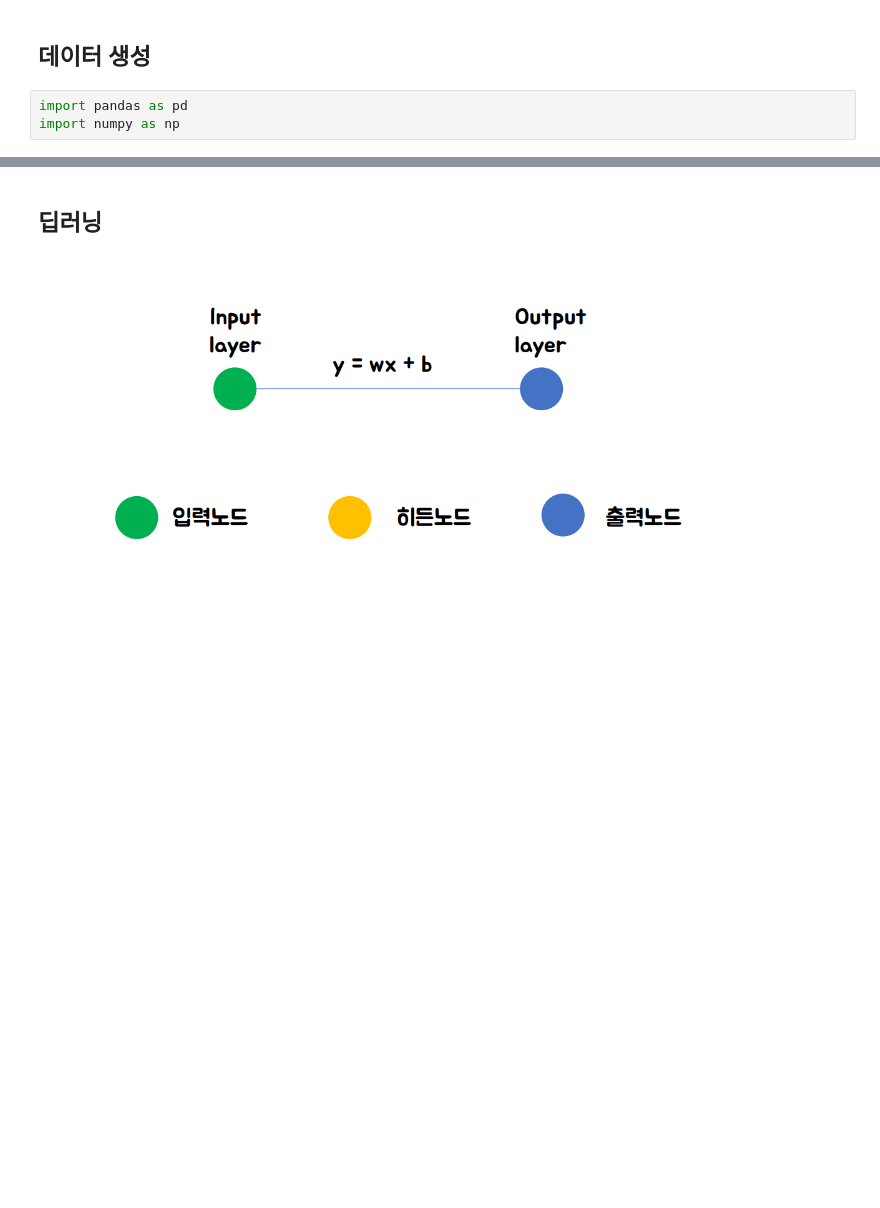
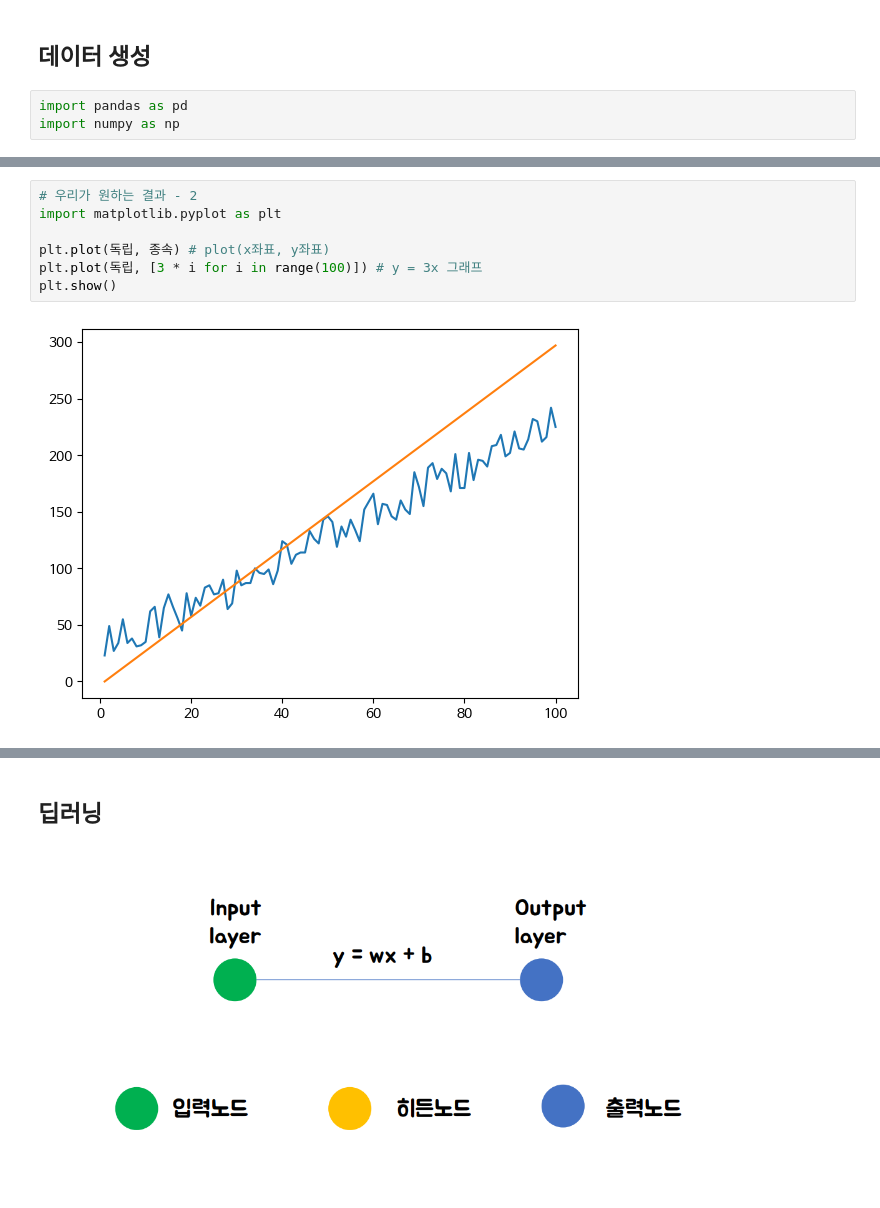
Before and after one commit to GH-57/python_example, a Jupyter notebook: 6월/250604/250603_초급자를_위한_손에_잡히는_딥러닝(학생용).ipynb, the cells around one changed output, grey strips where cells are left out. Cells and saved outputs as stored; diff of their text form; blank space fills up the shorter version.

```diff
--- a/6월/250604/초급자를_위한_손에_잡히는_딥러닝(학생용).ipynb
+++ b/6월/250604/250603_초급자를_위한_손에_잡히는_딥러닝(학생용).ipynb
@@ -67,0 +226,9 @@ import numpy as np
+# %%
+# 우리가 원하는 결과 - 2
+import matplotlib.pyplot as plt
+
+plt.plot(독립, 종속) # plot(x좌표, y좌표)
+plt.plot(독립, [3 * i for i in range(100)]) # y = 3x 그래프
+plt.show()
+# %% [output]
+[figure, added]
```
Also changed, not shown: parts of 45 cells of this notebook.
